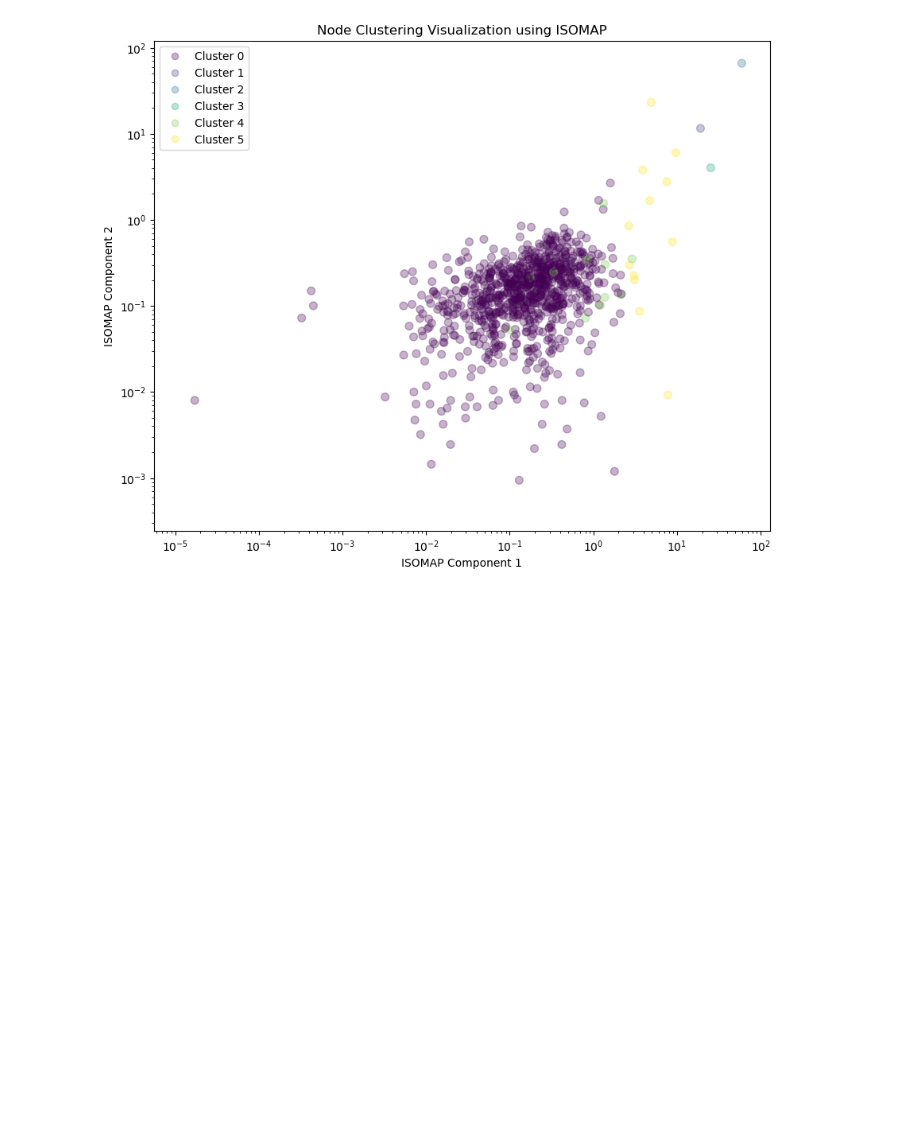
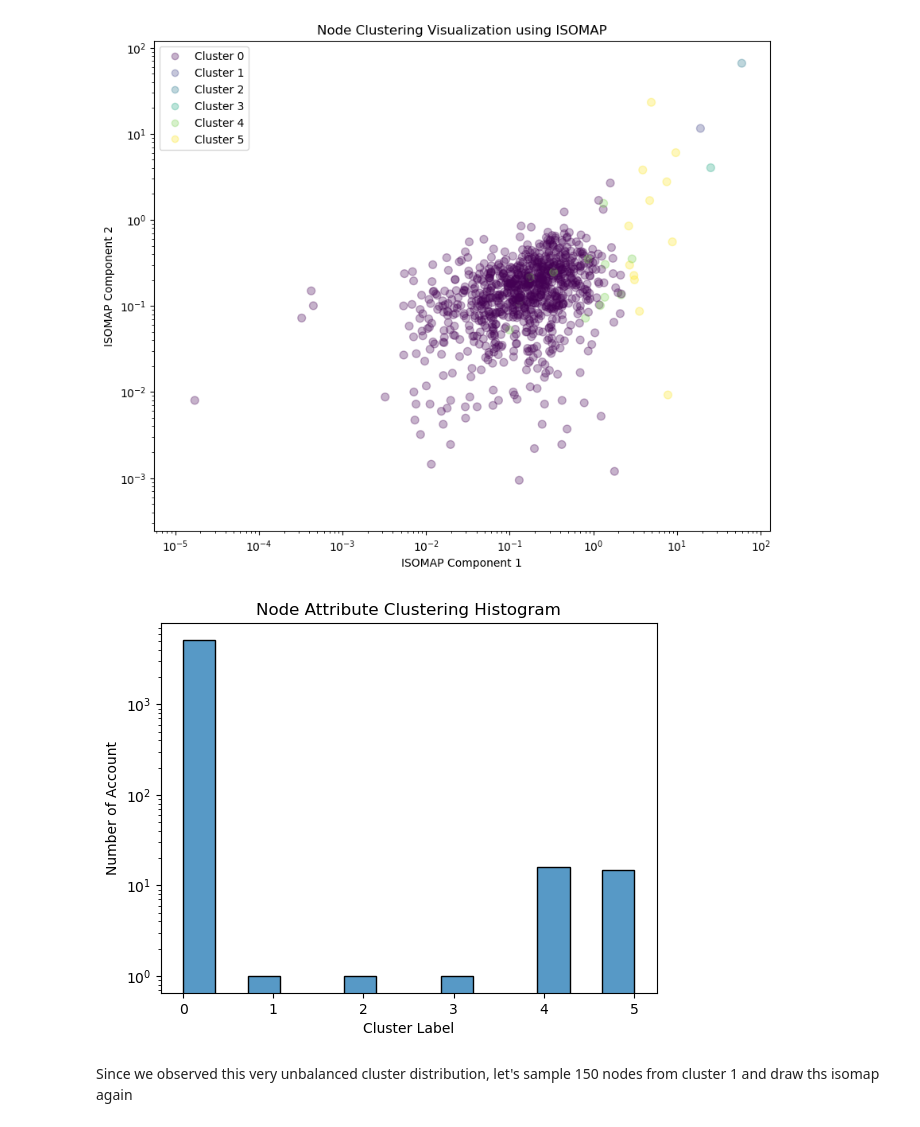
Before and after one commit to TheAllUnknown/BankTransactionNet, a Jupyter notebook: 5.3Ksample.ipynb, the cells around one changed output. Saved outputs shown, nothing was run; the diff lists cells and outputs as text; code cells hidden in the pictures; blank space fills up the shorter version.

```diff
--- a/5.3Ksample.ipynb
+++ b/5.3Ksample.ipynb
@@ -132,0 +142,11 @@ for node, label in zip(node_feature_df.index(), labels):
+# %%
+sns.histplot(node_feature_df,x='cluster',log_scale=(False,True))
+#node_feature_df['cluster'].hist(log=True, grid=False)
+plt.xlabel('Cluster Label')
+plt.ylabel('Number of Account')
+plt.title('Node Attribute Clustering Histogram')
+plt.show()
+# %% [output]
+[figure, added]
+# %% [markdown]
+Since we observed this very unbalanced cluster distribution, let's sample 150 nodes from cluster 1 and draw ths isomap again
```
Also changed, not shown: parts of 12 cells of this notebook, 1 other file.
